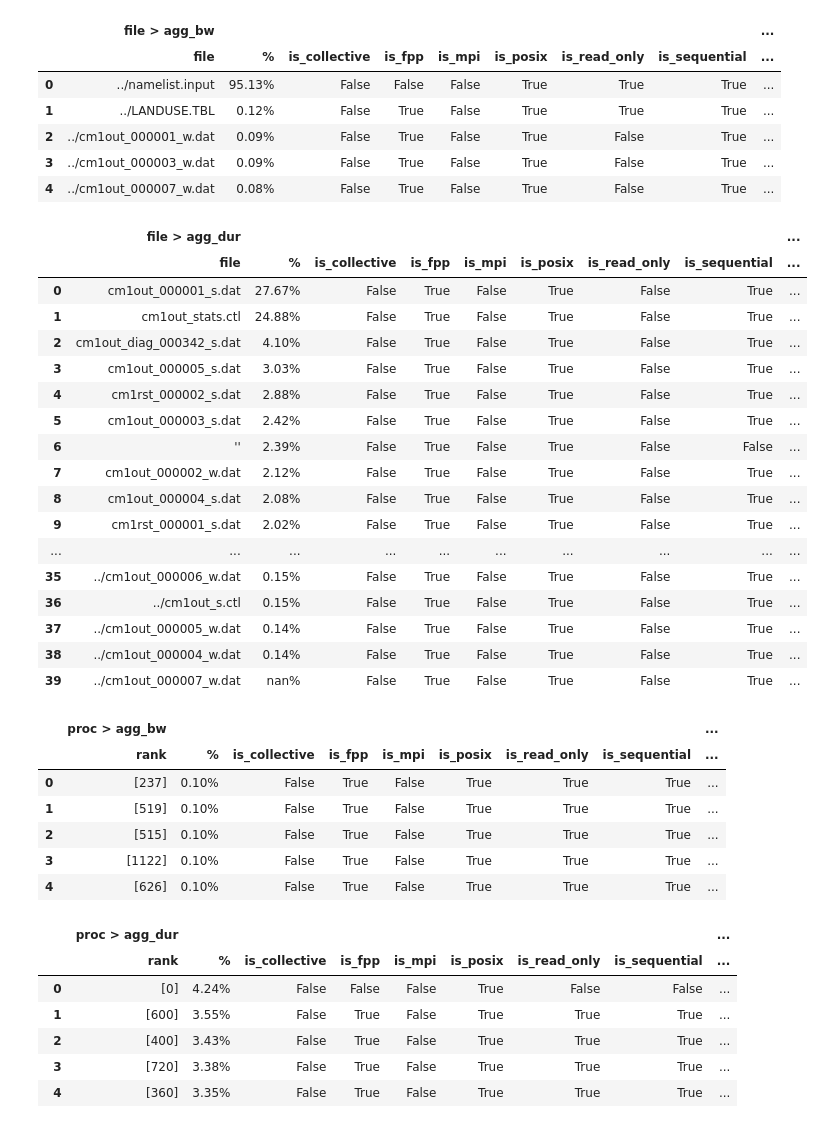
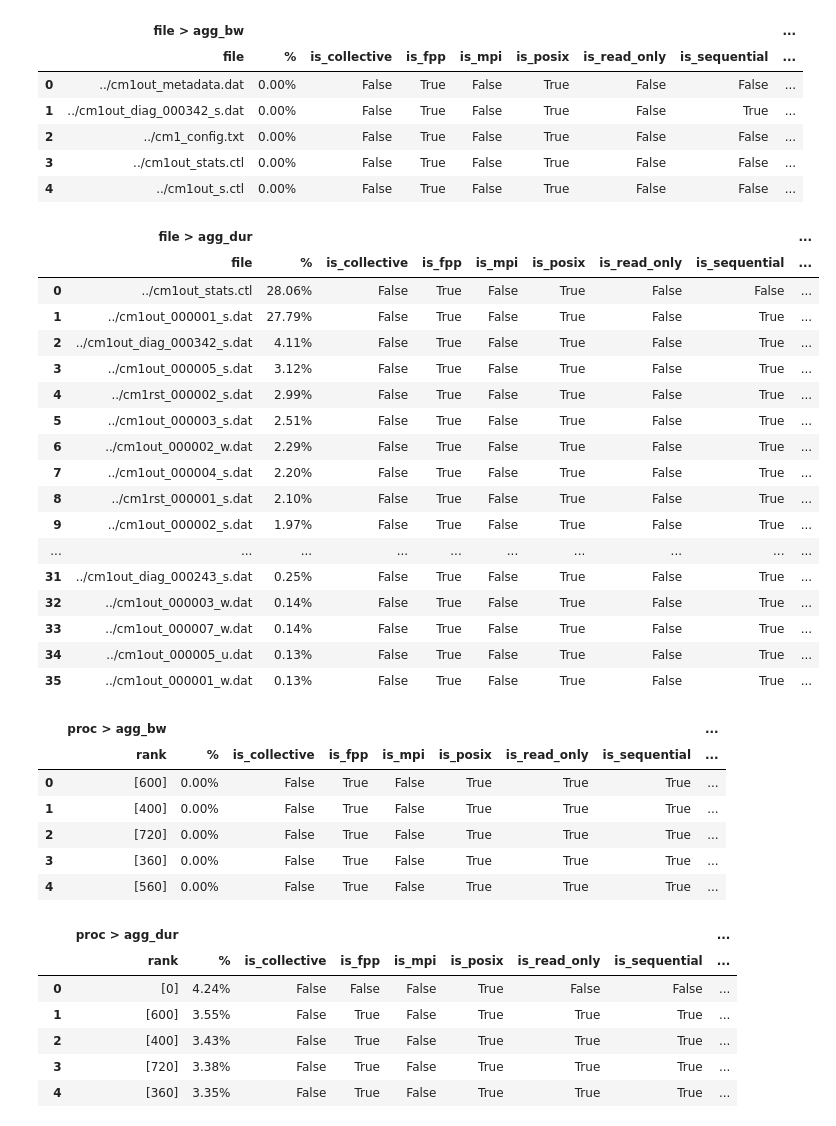
Before and after one commit to izzet/wisio, a Jupyter notebook: notebooks/observations-cm1.ipynb, the cells around one changed output. Drawn from its saved outputs; the diff is of its cells as text; code cells hidden in the pictures.

```diff
--- a/notebooks/observations-cm1.ipynb
+++ b/notebooks/observations-cm1.ipynb
@@ -1,50 +1,50 @@
 # %%
 %run observations.ipynb
 # %%
-llc_file_id_agg_bw_file = '../vani/.digio/1670225714_cm1/llc-all-file_id-agg_bw.json'
+llc_file_id_agg_bw_file = '../vani/.digio/1670646624_cm1/llc-all-file_id-agg_bw.json'
 llc_file_id_agg_bw_df = llc_to_df(json_file=llc_file_id_agg_bw_file, name='file > agg_bw', index_column='file', per_column='per_agg_bw')
 llc_file_id_agg_bw_df
 # %% [output]
 |  | file > agg_bw |  |  |  |  |  |  |  | ... |
 |  | file | % | is_collective | is_fpp | is_mpi | is_posix | is_read_only | is_sequential | ... |
-| 0 | ../namelist.input | 95.13% | False | False | False | True | True | True | ... |
-| 1 | ../LANDUSE.TBL | 0.12% | False | True | False | True | True | True | ... |
-| 2 | ../cm1out_000001_w.dat | 0.09% | False | True | False | True | False | True | ... |
-| 3 | ../cm1out_000003_w.dat | 0.09% | False | True | False | True | False | True | ... |
-| 4 | ../cm1out_000007_w.dat | 0.08% | False | True | False | True | False | True | ... |
+| 0 | ../cm1out_metadata.dat | 0.00% | False | True | False | True | False | False | ... |
+| 1 | ../cm1out_diag_000342_s.dat | 0.00% | False | True | False | True | False | True | ... |
+| 2 | ../cm1_config.txt | 0.00% | False | True | False | True | False | False | ... |
+| 3 | ../cm1out_stats.ctl | 0.00% | False | True | False | True | False | False | ... |
+| 4 | ../cm1out_s.ctl | 0.00% | False | True | False | True | False | False | ... |
 # %%
-llc_file_id_agg_dur_file = '../vani/.digio/1670225714_cm1/llc-all-file_id-agg_dur.json'
+llc_file_id_agg_dur_file = '../vani/.digio/1670646624_cm1/llc-all-file_id-agg_dur.json'
 llc_file_id_agg_dur_df = llc_to_df(json_file=llc_file_id_agg_dur_file, name='file > agg_dur', index_column='file', per_column='per_agg_dur')
 llc_file_id_agg_dur_df
 # %% [output]
 |  | file > agg_dur |  |  |  |  |  |  |  | ... |
 |  | file | % | is_collective | is_fpp | is_mpi | is_posix | is_read_only | is_sequential | ... |
-| 0 | cm1out_000001_s.dat | 27.67% | False | True | False | True | False | True | ... |
-| 1 | cm1out_stats.ctl | 24.88% | False | True | False | True | False | True | ... |
-| 2 | cm1out_diag_000342_s.dat | 4.10% | False | True | False | True | False | True | ... |
-| 3 | cm1out_000005_s.dat | 3.03% | False | True | False | True | False | True | ... |
-| 4 | cm1rst_000002_s.dat | 2.88% | False | True | False | True | False | True | ... |
-| 5 | cm1out_000003_s.dat | 2.42% | False | True | False | True | False | True | ... |
-| 6 | '' | 2.39% | False | True | False | True | False | False | ... |
-| 7 | cm1out_000002_w.dat | 2.12% | False | True | False | True | False | True | ... |
-| 8 | cm1out_000004_s.dat | 2.08% | False | True | False | True | False | True | ... |
-| 9 | cm1rst_000001_s.dat | 2.02% | False | True | False | True | False | True | ... |
+| 0 | ../cm1out_stats.ctl | 28.06% | False | True | False | True | False | False | ... |
+| 1 | ../cm1out_000001_s.dat | 27.79% | False | True | False | True | False | True | ... |
+| 2 | ../cm1out_diag_000342_s.dat | 4.11% | False | True | False | True | False | True | ... |
+| 3 | ../cm1out_000005_s.dat | 3.12% | False | True | False | True | False | True | ... |
+| 4 | ../cm1rst_000002_s.dat | 2.99% | False | True | False | True | False | True | ... |
+| 5 | ../cm1out_000003_s.dat | 2.51% | False | True | False | True | False | True | ... |
+| 6 | ../cm1out_000002_w.dat | 2.29% | False | True | False | True | False | True | ... |
+| 7 | ../cm1out_000004_s.dat | 2.20% | False | True | False | True | False | True | ... |
+| 8 | ../cm1rst_000001_s.dat | 2.10% | False | True | False | True | False | True | ... |
+| 9 | ../cm1out_000002_s.dat | 1.97% | False | True | False | True | False | True | ... |
 | ... | ... | ... | ... | ... | ... | ... | ... | ... | ... |
-| 35 | ../cm1out_000006_w.dat | 0.15% | False | True | False | True | False | True | ... |
-| 36 | ../cm1out_s.ctl | 0.15% | False | True | False | True | False | True | ... |
-| 37 | ../cm1out_000005_w.dat | 0.14% | False | True | False | True | False | True | ... |
-| 38 | ../cm1out_000004_w.dat | 0.14% | False | True | False | True | False | True | ... |
-| 39 | ../cm1out_000007_w.dat | nan% | False | True | False | True | False | True | ... |
+| 31 | ../cm1out_diag_000243_s.dat | 0.25% | False | True | False | True | False | True | ... |
+| 32 | ../cm1out_000003_w.dat | 0.14% | False | True | False | True | False | True | ... |
+| 33 | ../cm1out_000007_w.dat | 0.14% | False | True | False | True | False | True | ... |
+| 34 | ../cm1out_000005_u.dat | 0.13% | False | True | False | True | False | True | ... |
+| 35 | ../cm1out_000001_w.dat | 0.13% | False | True | False | True | False | True | ... |
 # %%
-llc_proc_id_agg_bw_file = '../vani/.digio/1670225714_cm1/llc-all-proc_id-agg_bw.json'
+llc_proc_id_agg_bw_file = '../vani/.digio/1670646624_cm1/llc-all-proc_id-agg_bw.json'
 llc_proc_id_agg_bw_df = llc_to_df(json_file=llc_proc_id_agg_bw_file, name='proc > agg_bw', index_column='rank', per_column='per_agg_bw')
 llc_proc_id_agg_bw_df
 # %% [output]
 |  | proc > agg_bw |  |  |  |  |  |  |  | ... |
 |  | rank | % | is_collective | is_fpp | is_mpi | is_posix | is_read_only | is_sequential | ... |
-| 0 | [237] | 0.10% | False | True | False | True | True | True | ... |
-| 1 | [519] | 0.10% | False | True | False | True | True | True | ... |
-| 2 | [515] | 0.10% | False | True | False | True | True | True | ... |
-| 3 | [1122] | 0.10% | False | True | False | True | True | True | ... |
-| 4 | [626] | 0.10% | False | True | False | True | True | True | ... |
+| 0 | [600] | 0.00% | False | True | False | True | True | True | ... |
+| 1 | [400] | 0.00% | False | True | False | True | True | True | ... |
+| 2 | [720] | 0.00% | False | True | False | True | True | True | ... |
+| 3 | [360] | 0.00% | False | True | False | True | True | True | ... |
+| 4 | [560] | 0.00% | False | True | False | True | True | True | ... |
 # %%
```
Also changed, not shown: parts of 3 cells of this notebook, 5 other files.
